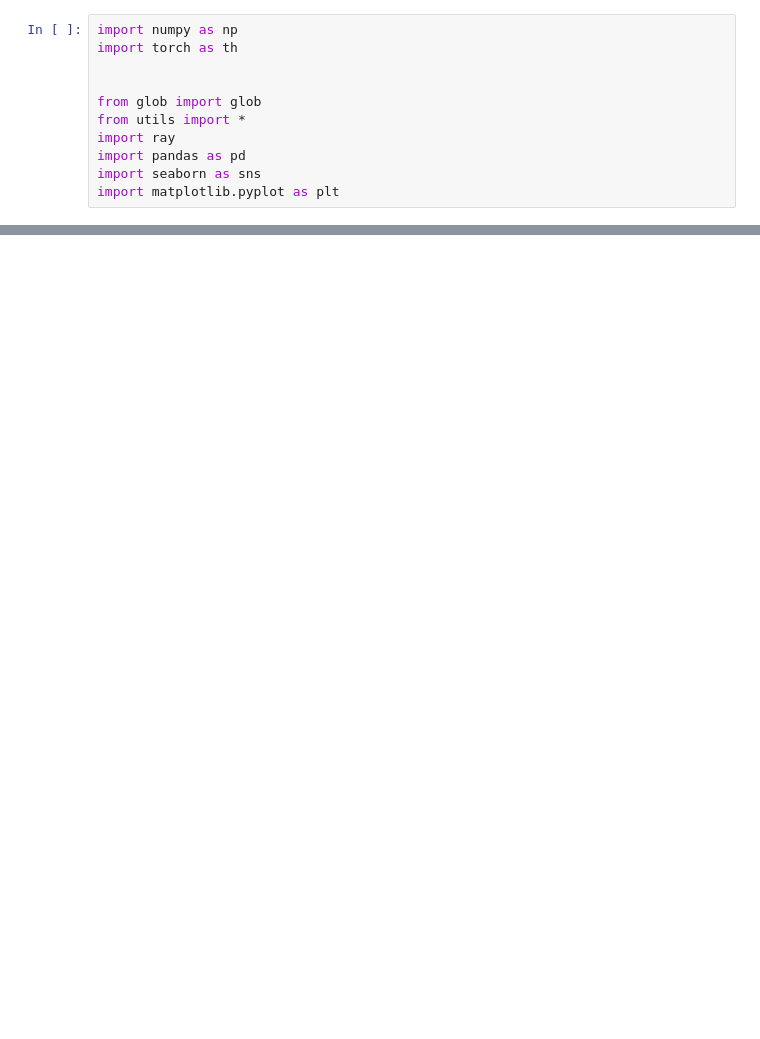
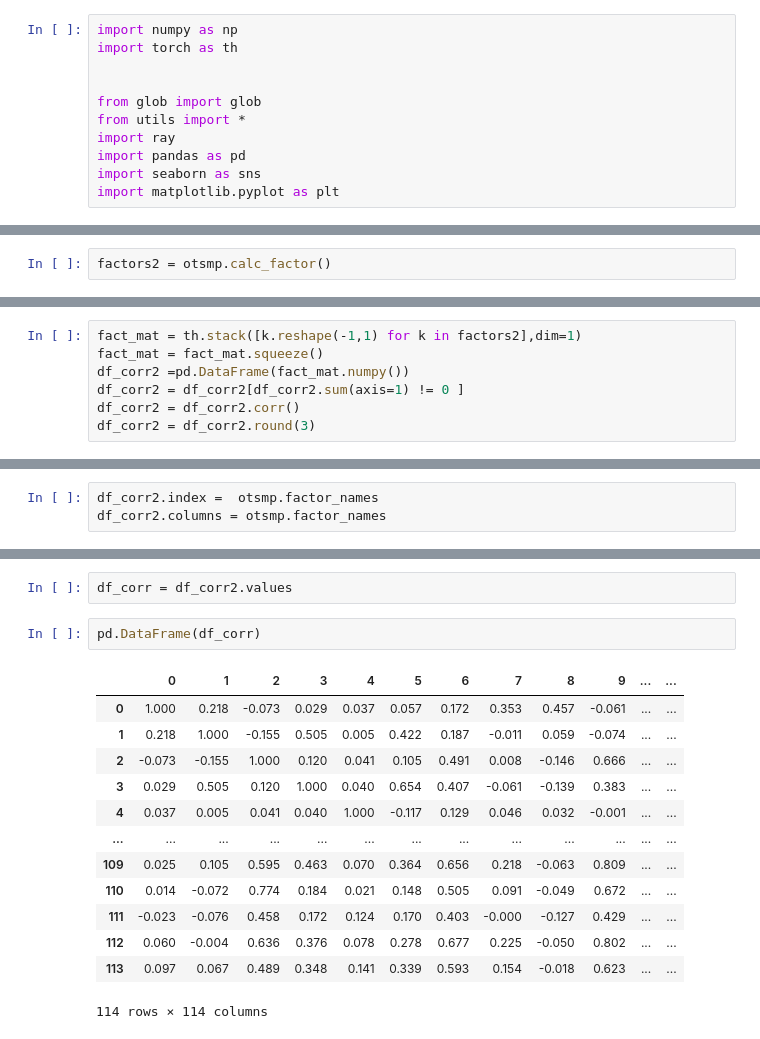
Before and after one commit to ZedRover/alphagen, a Jupyter notebook: test_backtest.ipynb, the cells around one changed output, grey strips where cells are left out. Saved outputs shown, nothing was run; the diff lists cells and outputs as text; blank space fills up the shorter version.

```diff
--- a/test_backtest.ipynb
+++ b/test_backtest.ipynb
@@ -28,0 +29,2 @@ calc_factor took 556 seconds
+# %%
+factors2 = otsmp.calc_factor()
@@ -38,0 +38,7 @@ df_corr = df_corr.round(3)
+# %%
+fact_mat = th.stack([k.reshape(-1,1) for k in factors2],dim=1)
+fact_mat = fact_mat.squeeze()
+df_corr2 =pd.DataFrame(fact_mat.numpy())
+df_corr2 = df_corr2[df_corr2.sum(axis=1) != 0 ]
+df_corr2 = df_corr2.corr()
+df_corr2 = df_corr2.round(3)
@@ -42,0 +91,3 @@ df_corr = df_corr.round(3)
+# %%
+df_corr2.index =  otsmp.factor_names
+df_corr2.columns = otsmp.factor_names
@@ -42,0 +142,18 @@ df_corr = df_corr.round(3)
+# %%
+df_corr = df_corr2.values
+# %%
+pd.DataFrame(df_corr)
+# %% [output]
+|  | 0 | 1 | 2 | 3 | 4 | 5 | 6 | 7 | 8 | 9 | ... | ... |
+| 0 | 1.000 | 0.218 | -0.073 | 0.029 | 0.037 | 0.057 | 0.172 | 0.353 | 0.457 | -0.061 | ... | ... |
+| 1 | 0.218 | 1.000 | -0.155 | 0.505 | 0.005 | 0.422 | 0.187 | -0.011 | 0.059 | -0.074 | ... | ... |
+| 2 | -0.073 | -0.155 | 1.000 | 0.120 | 0.041 | 0.105 | 0.491 | 0.008 | -0.146 | 0.666 | ... | ... |
+| 3 | 0.029 | 0.505 | 0.120 | 1.000 | 0.040 | 0.654 | 0.407 | -0.061 | -0.139 | 0.383 | ... | ... |
+| 4 | 0.037 | 0.005 | 0.041 | 0.040 | 1.000 | -0.117 | 0.129 | 0.046 | 0.032 | -0.001 | ... | ... |
+| ... | ... | ... | ... | ... | ... | ... | ... | ... | ... | ... | ... | ... |
+| 109 | 0.025 | 0.105 | 0.595 | 0.463 | 0.070 | 0.364 | 0.656 | 0.218 | -0.063 | 0.809 | ... | ... |
+| 110 | 0.014 | -0.072 | 0.774 | 0.184 | 0.021 | 0.148 | 0.505 | 0.091 | -0.049 | 0.672 | ... | ... |
+| 111 | -0.023 | -0.076 | 0.458 | 0.172 | 0.124 | 0.170 | 0.403 | -0.000 | -0.127 | 0.429 | ... | ... |
+| 112 | 0.060 | -0.004 | 0.636 | 0.376 | 0.078 | 0.278 | 0.677 | 0.225 | -0.050 | 0.802 | ... | ... |
+| 113 | 0.097 | 0.067 | 0.489 | 0.348 | 0.141 | 0.339 | 0.593 | 0.154 | -0.018 | 0.623 | ... | ... |
+114 rows × 114 columns
```
Also changed, not shown: parts of 19 cells of this notebook, 5 other files.
